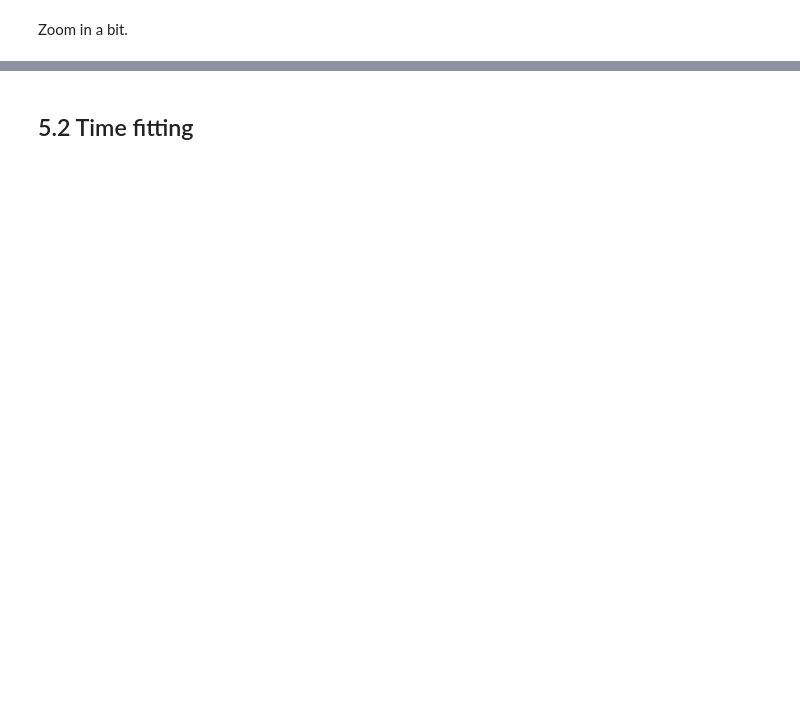
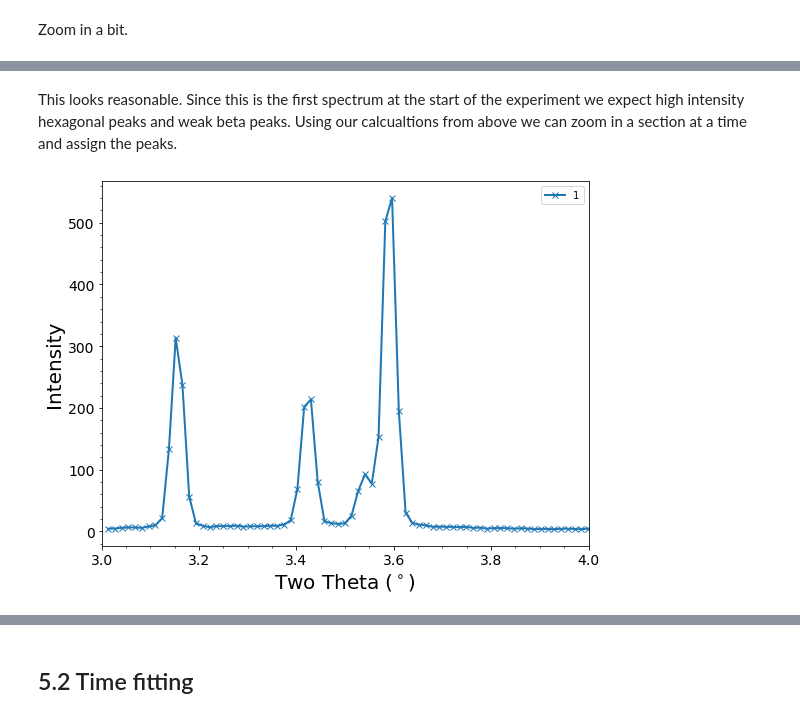
Before and after one commit to LightForm-group/xrdfit, a Jupyter notebook: tutorial notebooks/5 - Working with larger data sets.ipynb, the cells around one changed output, grey strips where cells are left out. Drawn from its saved outputs; the diff is of its cells as text; code cells hidden in the pictures; blank space fills up the shorter version.

```diff
--- a/tutorial notebooks/5 - Working with larger data sets.ipynb
+++ b/tutorial notebooks/5 - Working with larger data sets.ipynb
@@ -55,0 +93,6 @@ Zoom in a bit.
+# %% [markdown]
+This looks reasonable. Since this is the first spectrum at the start of the experiment we expect high intensity hexagonal peaks and weak beta peaks. Using our calcualtions from above we can zoom in a section at a time and assign the peaks.
+# %%
+spectral_data.plot(1, x_range=(3, 4), show_points=True)
+# %% [output]
+[figure, added]
```
Also changed, not shown: parts of 23 cells of this notebook.
